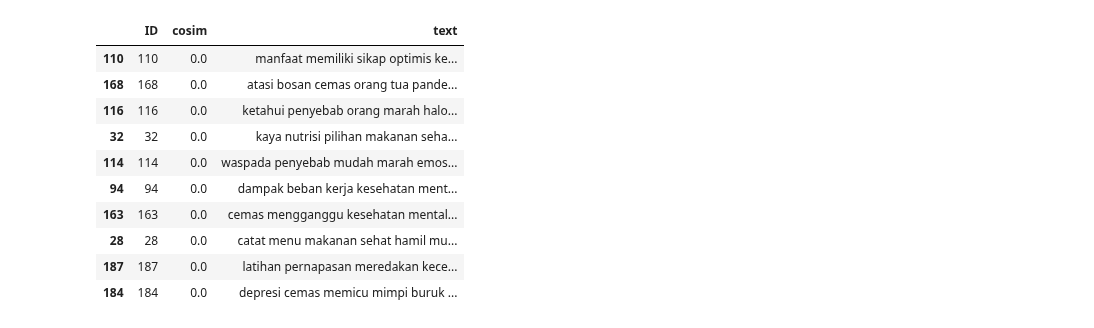
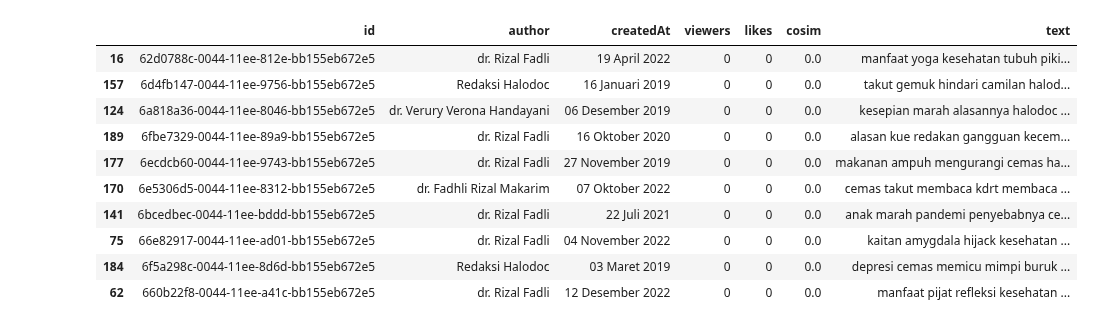
Before and after one commit to alrappie/Hidup-Sehat-Machine-Learning, a Jupyter notebook: Recommender/notebook.ipynb, the cells around one changed output. Saved outputs shown, nothing was run; the diff lists cells and outputs as text; code cells hidden in the pictures.

```diff
--- a/Recommender/notebook.ipynb
+++ b/Recommender/notebook.ipynb
@@ -223,9 +249,9 @@ class Recommendation():
     def prepare_dataframe(self,dataframe):
         self.dataframe = pd.read_json(dataframe,orient='records')
         self.dataframe['cosim'] = 0
-        self.dataframe['Tags'] = self.dataframe['Tags'].apply(lambda x: ' '.join(ast.literal_eval(x)))
-        self.dataframe['text'] = self.dataframe['Judul Artikel']+' '+self.dataframe['Summary Makanan']+' '+self.dataframe['Body Artikel'] + ' ' + self.dataframe['Tags']
-        self.dataframe.drop(['Judul Artikel','Summary Makanan','Body Artikel','Tags','Gambar Artikel','Link'],axis=1,inplace=True)
+        self.dataframe['tags'] = self.dataframe['tags'].apply(lambda x: ' '.join(ast.literal_eval(x)))
+        self.dataframe['text'] = self.dataframe['title']+' '+self.dataframe['summary']+' '+self.dataframe['content'] + ' ' + self.dataframe['tags']
+        self.dataframe.drop(['title','summary','content','tags','imgUrl','link'],axis=1,inplace=True)
         self.dataframe['text'] = self.dataframe['text'].apply(lambda x: clean_text(x))
         return self.dataframe
 
@@ -247,17 +273,17 @@ class Recommendation():
             return self.dataframe.sample(10)
         return self.dataframe.sort_values('cosim',ascending=False).loc[:10]
 # %%
-person1 = Recommendation('database_konten.json','p')
+person1 = Recommendation('./dataset/database_konten_fixed.json','p')
 person1.recomendations()
 # %% [output]
-|  | ID | cosim | text |
-| 110 | 110 | 0.0 | manfaat memiliki sikap optimis ke... |
-| 168 | 168 | 0.0 | atasi bosan cemas orang tua pande... |
-| 116 | 116 | 0.0 | ketahui penyebab orang marah halo... |
-| 32 | 32 | 0.0 | kaya nutrisi pilihan makanan seha... |
-| 114 | 114 | 0.0 | waspada penyebab mudah marah emos... |
-| 94 | 94 | 0.0 | dampak beban kerja kesehatan ment... |
-| 163 | 163 | 0.0 | cemas mengganggu kesehatan mental... |
-| 28 | 28 | 0.0 | catat menu makanan sehat hamil mu... |
-| 187 | 187 | 0.0 | latihan pernapasan meredakan kece... |
-| 184 | 184 | 0.0 | depresi cemas memicu mimpi buruk ... |
+|  | id | author | createdAt | viewers | likes | cosim | text |
+| 16 | 62d0788c-0044-11ee-812e-bb155eb672e5 | dr. Rizal Fadli | 19 April 2022 | 0 | 0 | 0.0 | manfaat yoga kesehatan tubuh piki... |
+| 157 | 6d4fb147-0044-11ee-9756-bb155eb672e5 | Redaksi Halodoc | 16 Januari 2019 | 0 | 0 | 0.0 | takut gemuk hindari camilan halod... |
+| 124 | 6a818a36-0044-11ee-8046-bb155eb672e5 | dr. Verury Verona Handayani | 06 Desember 2019 | 0 | 0 | 0.0 | kesepian marah alasannya halodoc ... |
+| 189 | 6fbe7329-0044-11ee-89a9-bb155eb672e5 | dr. Rizal Fadli | 16 Oktober 2020 | 0 | 0 | 0.0 | alasan kue redakan gangguan kecem... |
+| 177 | 6ecdcb60-0044-11ee-9743-bb155eb672e5 | dr. Rizal Fadli | 27 November 2019 | 0 | 0 | 0.0 | makanan ampuh mengurangi cemas ha... |
+| 170 | 6e5306d5-0044-11ee-8312-bb155eb672e5 | dr. Fadhli Rizal Makarim | 07 Oktober 2022 | 0 | 0 | 0.0 | cemas takut membaca kdrt membaca ... |
+| 141 | 6bcedbec-0044-11ee-bddd-bb155eb672e5 | dr. Rizal Fadli | 22 Juli 2021 | 0 | 0 | 0.0 | anak marah pandemi penyebabnya ce... |
+| 75 | 66e82917-0044-11ee-ad01-bb155eb672e5 | dr. Rizal Fadli | 04 November 2022 | 0 | 0 | 0.0 | kaitan amygdala hijack kesehatan ... |
+| 184 | 6f5a298c-0044-11ee-8d6d-bb155eb672e5 | Redaksi Halodoc | 03 Maret 2019 | 0 | 0 | 0.0 | depresi cemas memicu mimpi buruk ... |
+| 62 | 660b22f8-0044-11ee-a41c-bb155eb672e5 | dr. Rizal Fadli | 12 Desember 2022 | 0 | 0 | 0.0 | manfaat pijat refleksi kesehatan ... |
```
Also changed, not shown: parts of 31 cells of this notebook, 12 other files.
